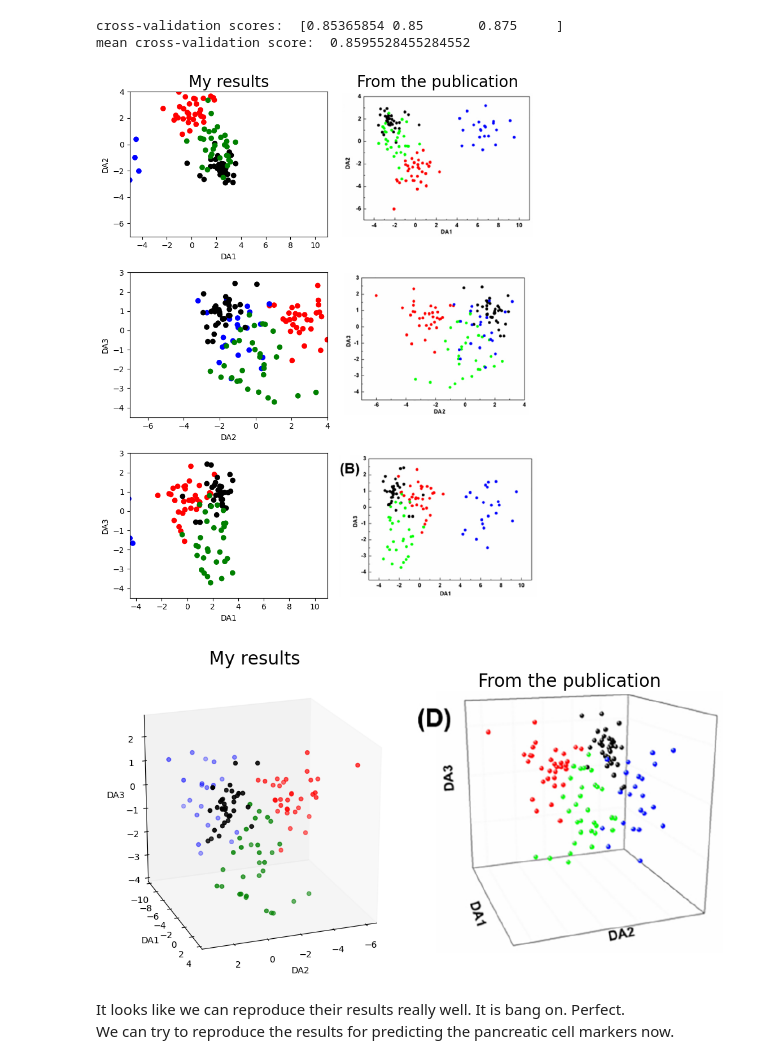
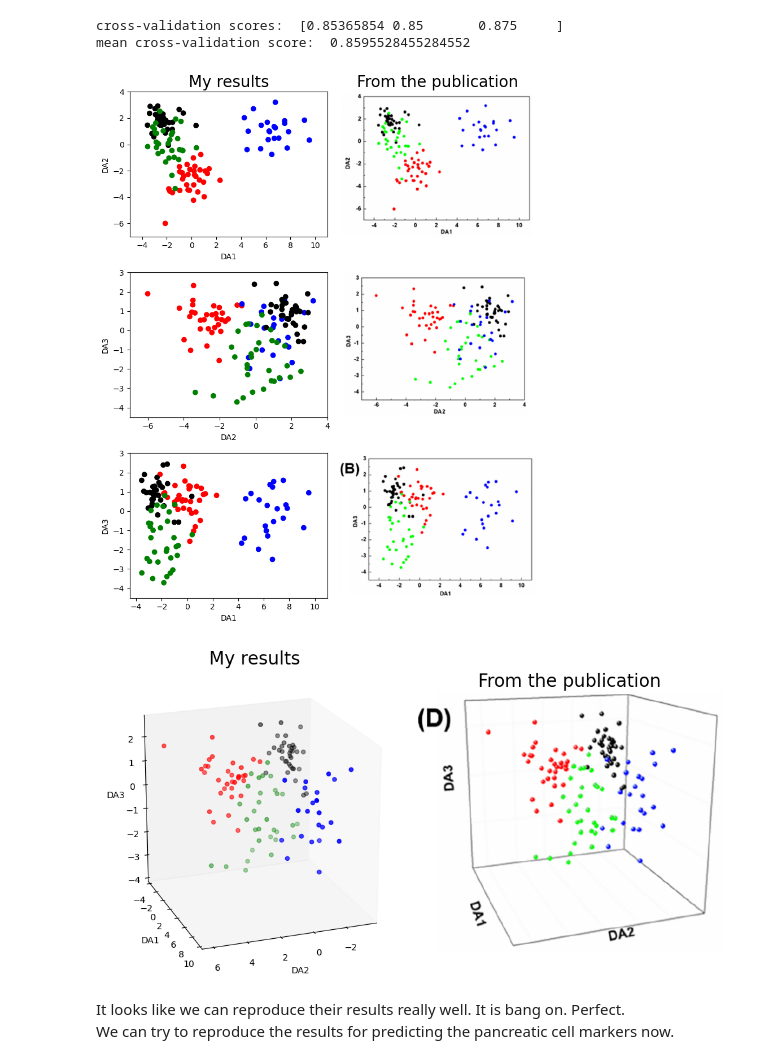
Before and after one commit to kpark11/Springboard, a Jupyter notebook: Capstone-Project/SERS_Raman_Pancreatic_Cancer/SERS_Raman_Pancreatic_Cancer.ipynb, the cells around one changed output. Cells and saved outputs as stored; diff of their text form; code cells hidden in the pictures.

```diff
--- a/Capstone-Project/SERS_Raman_Pancreatic_Cancer/SERS_Raman_Pancreatic_Cancer.ipynb
+++ b/Capstone-Project/SERS_Raman_Pancreatic_Cancer/SERS_Raman_Pancreatic_Cancer.ipynb
@@ -604,41 +604,42 @@ DA12_pubfig = Image.open('Data\DA12.PNG')
 DA23_pubfig = Image.open('Data\DA23.PNG')
 DA13_pubfig = Image.open('Data\DA13.PNG')
 
-DA1 = X_lda[:,0]*-1 # multiplied by -1 just to reproduce and match their findings.
-DA2 = X_lda[:,1]
+# multiplied by -1 just to reproduce and match their findings.
+DA1 = X_lda[:,0]
+DA2 = X_lda[:,1]*-1
 DA3 = X_lda[:,2]
 
 fig, ax = plt.subplots(3,2,figsize=(8,10))
 ax[0,0].set_title('My results',fontsize=20)
 ax[0,1].set_title('From the publication',fontsize=20)
 ax[0,0].scatter(DA1,DA2,c=df_master.iloc[:,-1].apply(lambda x: 'red' if x==0 else 'blue' if x==1 else 'black' if x==2 else 'green'))
 ax[0,0].set_xlabel('DA1')
 ax[0,0].set_ylabel('DA2')
 ax[0,0].set_xlim(-5,11)
 ax[0,0].set_ylim(-7,4)
 ax[0,1].imshow(DA12_pubfig)
 ax[0,1].axis('off')
 
 ax[1,0].scatter(DA2,DA3,c=df_master.iloc[:,-1].apply(lambda x: 'red' if x==0 else 'blue' if x==1 else 'black' if x==2 else 'green'))
 ax[1,0].set_xlabel('DA2')
 ax[1,0].set_ylabel('DA3')
 ax[1,0].set_xlim(-7,4)
 ax[1,0].set_ylim(-4.5,3)
 ax[1,1].imshow(DA23_pubfig)
 ax[1,1].axis('off')
 
 ax[2,0].scatter(DA1,DA3,c=df_master.iloc[:,-1].apply(lambda x: 'red' if x==0 else 'blue' if x==1 else 'black' if x==2 else 'green'))
 ax[2,0].set_xlabel('DA1')
 ax[2,0].set_ylabel('DA3')
 ax[2,0].set_xlim(-4.5,11)
 ax[2,0].set_ylim(-4.5,3)
 ax[2,1].imshow(DA13_pubfig)
 ax[2,1].axis('off')
 
 plt.tight_layout()
 plt.show()
 # %% [output]
-[figure, old version]
+[figure, new version]
 # %%
 DA123_pubfig = Image.open('Data\DA123.PNG')
 
@@ -659,7 +660,7 @@ ax1.axis(False)
 ax1.set_title('From the publication',fontsize=20)
 plt.show()
 # %% [output]
-[figure, old version]
+[figure, new version]
 # %% [markdown]
 It looks like we can reproduce their results really well. It is bang on. Perfect. <br></br>
 We can try to reproduce the results for predicting the pancreatic cell markers now.
```
